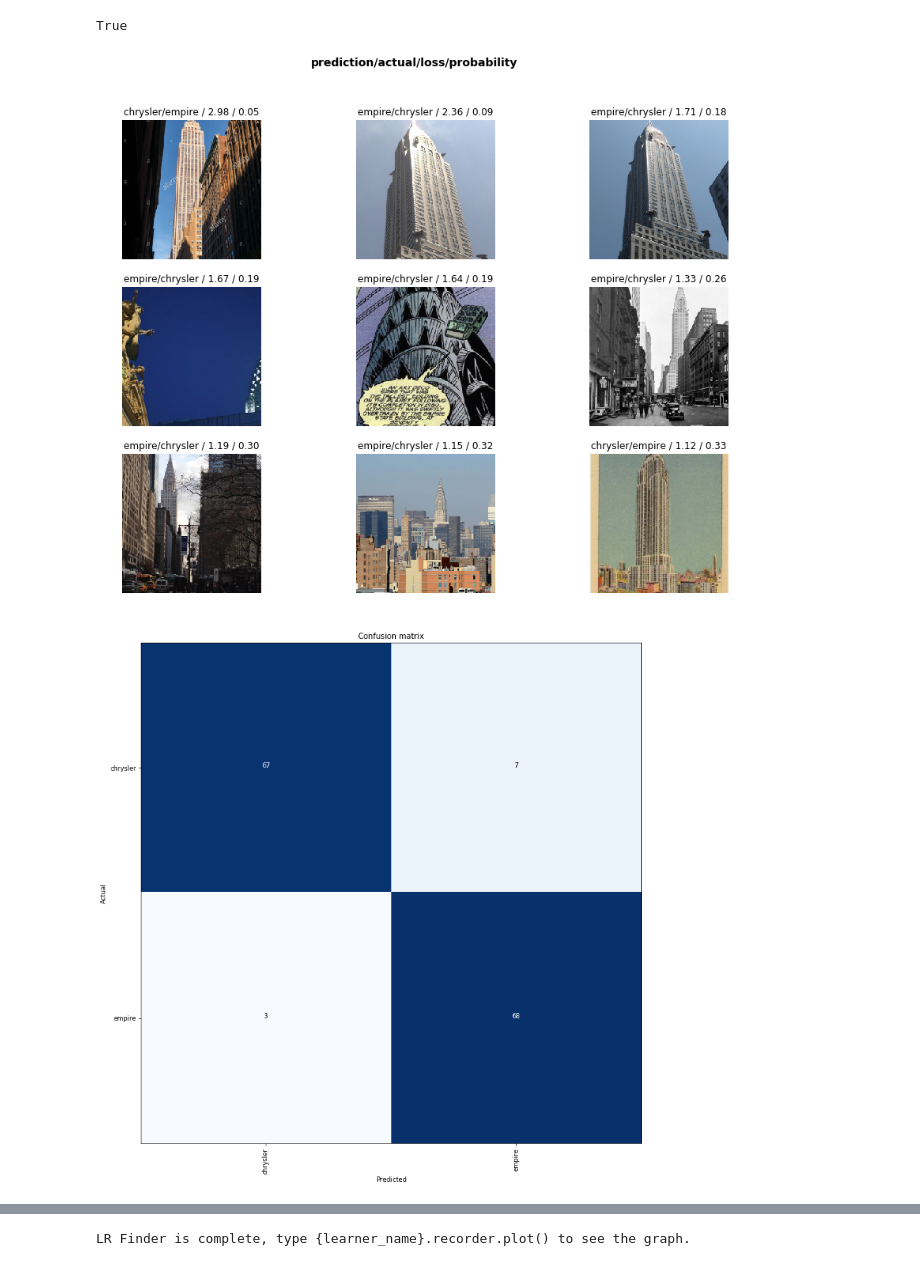
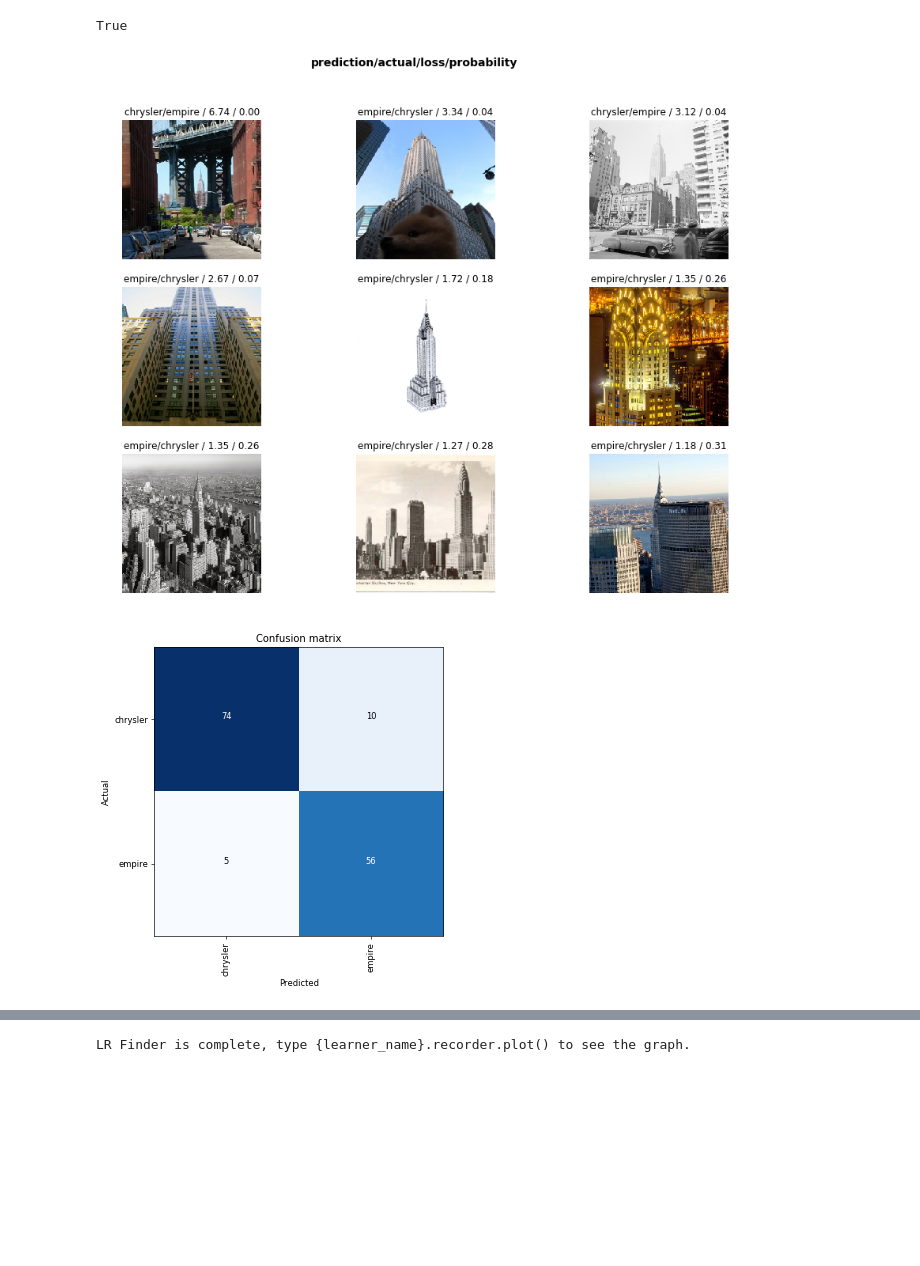
Before and after one commit to jellenberger/building-recognition, a Jupyter notebook: notebooks/empire-chrysler.ipynb, the cells around one changed output, grey strips where cells are left out. Drawn from its saved outputs; the diff is of its cells as text; code cells hidden in the pictures; blank space fills up the shorter version.

```diff
--- a/notebooks/empire-chrysler.ipynb
+++ b/notebooks/empire-chrysler.ipynb
@@ -26,8 +26,10 @@ path.ls()
 tfms = get_transforms()
 # %%
 data = (ImageItemList.from_folder(path)
-        .random_split_by_pct()
+        .random_split_by_pct(0.20)
         .label_from_folder()
         .transform(tfms, size=224)
-        .databunch())
+        .databunch()
+        .normalize(imagenet_stats)
+       )
 # %%
@@ -66,10 +66,10 @@ len(data.valid_ds) == len(losses) == len(idxs)
 # %% [output]
 True
 # %%
-interp.plot_top_losses(9, figsize=(15,11))
+interp.plot_top_losses(9, figsize=(15, 11))
 # %% [output]
-[figure, old version]
+[figure, new version]
 # %%
-interp.plot_confusion_matrix(figsize=(12,12), dpi=60)
+interp.plot_confusion_matrix(figsize=(6, 6), dpi=60)
 # %% [output]
-[figure, old version]
+[figure, new version]
```
Also changed, not shown: parts of 47 cells of this notebook.
